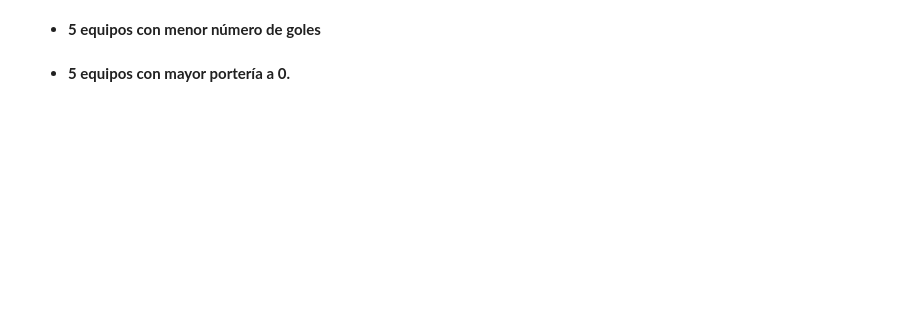
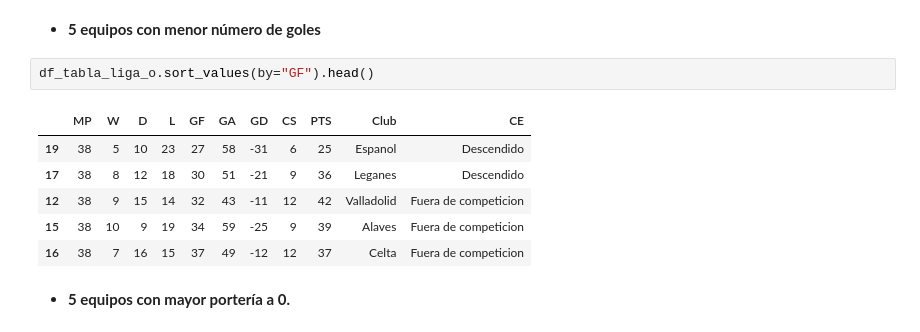
Before and after one commit to davip99/Proyecto-Luca, a Jupyter notebook: Proyecto2.ipynb, the cells around one changed output. Cells and saved outputs as stored; diff of their text form; blank space fills up the shorter version.

```diff
--- a/Proyecto2.ipynb
+++ b/Proyecto2.ipynb
@@ -797,4 +827,13 @@ def clasificacion(row):
 # %% [markdown]
 * **5 equipos con menor número de goles**
+# %%
+df_tabla_liga_o.sort_values(by="GF").head()
+# %% [output]
+|  | MP | W | D | L | GF | GA | GD | CS | PTS | Club | CE |
+| 19 | 38 | 5 | 10 | 23 | 27 | 58 | -31 | 6 | 25 | Espanol | Descendido |
+| 17 | 38 | 8 | 12 | 18 | 30 | 51 | -21 | 9 | 36 | Leganes | Descendido |
+| 12 | 38 | 9 | 15 | 14 | 32 | 43 | -11 | 12 | 42 | Valladolid | Fuera de competicion |
+| 15 | 38 | 10 | 9 | 19 | 34 | 59 | -25 | 9 | 39 | Alaves | Fuera de competicion |
+| 16 | 38 | 7 | 16 | 15 | 37 | 49 | -12 | 12 | 37 | Celta | Fuera de competicion |
 # %% [markdown]
 * **5 equipos con mayor portería a 0.**
```
Also changed, not shown: parts of 9 cells of this notebook.
